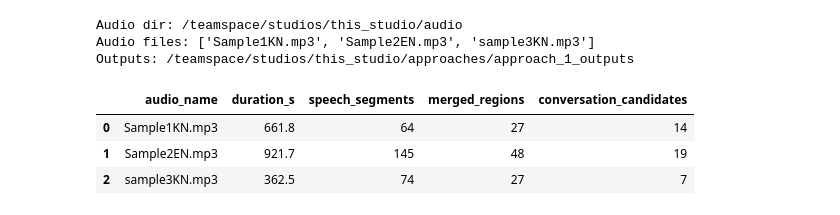
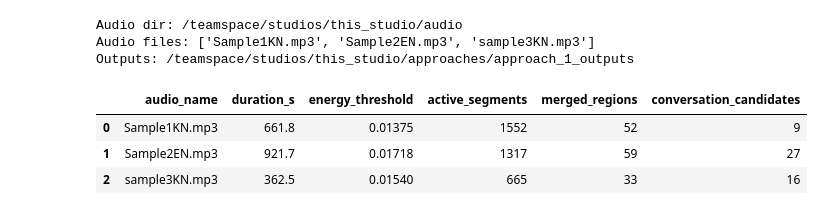
Before and after one commit to rajarshiroydev/customer_speech_segment_tagging, a Jupyter notebook: approaches/approach_1.ipynb, the cells around one changed output. Drawn from its saved outputs; the diff is of its cells as text; code cells hidden in the pictures.

Commit message:
updated approach 1

```diff
--- a/approaches/approach_1.ipynb
+++ b/approaches/approach_1.ipynb
@@ -64,7 +84,6 @@ def find_project_root(start: Path | None = None) -> Path:
             has_repo_marker = (candidate / "ground_truth.json").exists() or (candidate / "approaches").exists() or (candidate / "context.md").exists()
             if has_audio and has_repo_marker:
                 return candidate
-            # If the notebook is launched from inside approaches/, the parent is the project root.
             if candidate.name == "approaches" and (candidate.parent / "audio").exists():
                 return candidate.parent
 
@@ -82,11 +101,20 @@ CONFIG = {
     "audio_dir": PROJECT_ROOT / "audio",
     "output_dir": OUTPUT_DIR,
     "target_sr": 16000,
-    "threshold": 0.5,
-    "min_speech_duration_ms": 250,
-    "max_speech_duration_s": float("inf"),
-    "min_silence_duration_ms": 400,
-    "speech_pad_ms": 200,
+    # ── Energy baseline parameters ──────────────────────────────────────────
+    # Frame size and hop for RMS energy computation.
+    # frame_length = 512 samples = 32 ms at 16 kHz. Chosen to be short enough
+    # to resolve individual phonemes but long enough to smooth burst noise.
+    "frame_length": 512,
+    "hop_length": 160,       # 10 ms hop — standard for speech analysis
+    # Relative energy threshold: frames whose RMS exceeds this fraction of the
+    # file's 95th-percentile RMS are marked as active speech.
+    # Using a relative threshold makes the detector adaptive to overall volume.
+    "energy_threshold_rel": 0.15,
+    # Minimum number of consecutive active frames to count as a speech onset.
+    # 3 frames * 10 ms = 30 ms — filters single-frame clicks and impulse noise.
+    "min_active_frames": 3,
+    # ── Downstream merge / split (same as Approach 2 for fair comparison) ───
     "merge_gap_s": 1.0,
     "min_region_s": 1.5,
     "conversation_gap_s": 5.0,
@@ -294,7 +391,7 @@ def plot_waveform_with_conversations(waveform, sr, convs, title="Waveform with c
 def process_audio_file(audio_path: str, cfg: dict):
     waveform, sr = load_audio_mono_resampled(audio_path, target_sr=cfg["target_sr"])
 
-    speech_segments = run_silero_vad_on_tensor(waveform, sr, cfg)
+    speech_segments, rms, threshold = run_energy_vad(waveform, sr, cfg)
     merged_regions = merge_close_segments(
         speech_segments,
         merge_gap_s=cfg["merge_gap_s"],
@@ -325,44 +422,48 @@ def process_audio_file(audio_path: str, cfg: dict):
         "sample_rate": sr,
         "duration_s": len(waveform) / sr,
         "waveform": waveform,
+        "rms": rms,
+        "energy_threshold": threshold,
         "speech_segments": speech_segments,
         "merged_regions": region_rows,
         "conversation_candidates": conversation_rows,
     }
 
+
 def export_result_tables(result: dict, output_dir: Path):
     return export_uniform_outputs(
         output_dir=output_dir,
         audio_name=result["audio_name"],
-        approach_name="approach_1_baseline",
+        approach_name="approach_1_energy_baseline",
         conversation_candidates=pd.DataFrame(result["conversation_candidates"]),
         final_two=pd.DataFrame(result.get("final_two_conversations", [])),
         ground_truth=GROUND_TRUTH,
-        final_selection_method="top_2_longest_baseline_candidates",
+        final_selection_method="top_2_longest_energy_candidates",
     )
 # %%
 results = [process_audio_file(str(path), CONFIG) for path in audio_files]
 
 summary_rows = []
 exported_outputs = []
 for result in results:
     exported_outputs.append(export_result_tables(result, CONFIG["output_dir"]))
     summary_rows.append({
         "audio_name": result["audio_name"],
         "duration_s": round(result["duration_s"], 2),
-        "speech_segments": len(result["speech_segments"]),
+        "energy_threshold": round(float(result["energy_threshold"]), 5),
+        "active_segments": len(result["speech_segments"]),
         "merged_regions": len(result["merged_regions"]),
         "conversation_candidates": len(result["conversation_candidates"]),
     })
 
 summary_df = pd.DataFrame(summary_rows)
 combined_outputs = export_combined_outputs(CONFIG["output_dir"], exported_outputs)
 display(summary_df)
 # %% [output]
-|  | audio_name | duration_s | speech_segments | merged_regions | conversation_candidates |
-| 0 | Sample1KN.mp3 | 661.8 | 64 | 27 | 14 |
-| 1 | Sample2EN.mp3 | 921.7 | 145 | 48 | 19 |
-| 2 | sample3KN.mp3 | 362.5 | 74 | 27 | 7 |
+|  | audio_name | duration_s | energy_threshold | active_segments | merged_regions | conversation_candidates |
+| 0 | Sample1KN.mp3 | 661.8 | 0.01375 | 1552 | 52 | 9 |
+| 1 | Sample2EN.mp3 | 921.7 | 0.01718 | 1317 | 59 | 27 |
+| 2 | sample3KN.mp3 | 362.5 | 0.01540 | 665 | 33 | 16 |
 # %%
 example_result = results[0]
 
```
Also changed, not shown: parts of 8 cells of this notebook, 14 other files.
